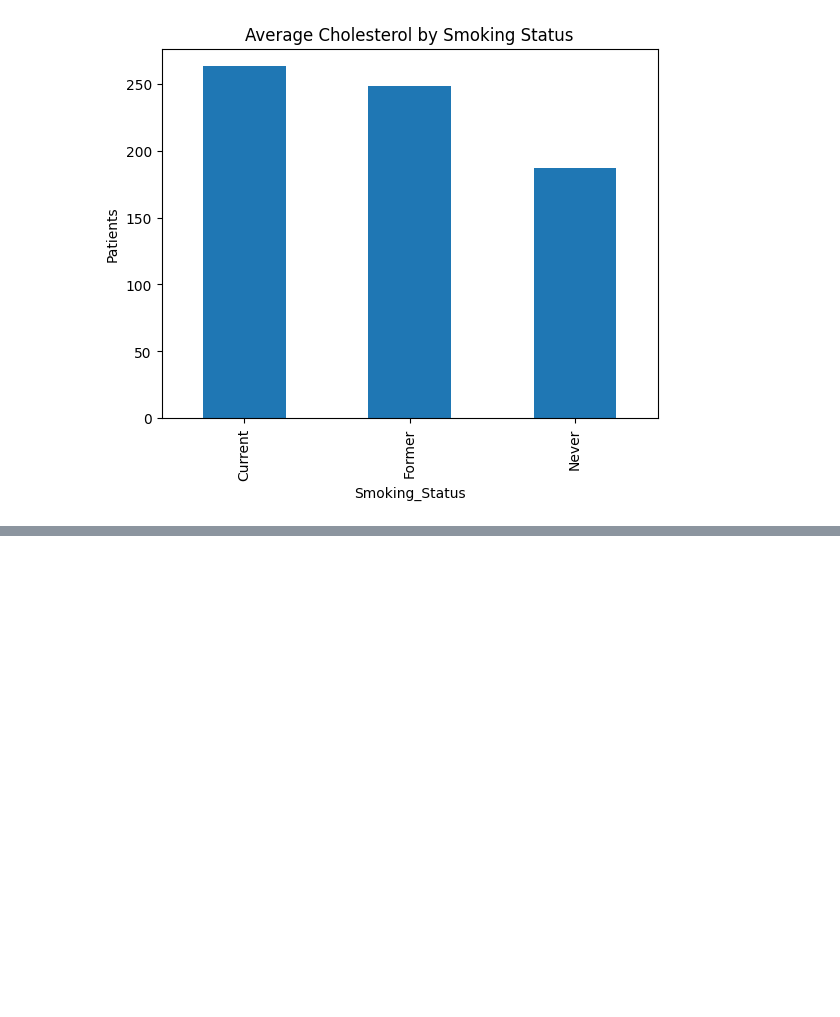
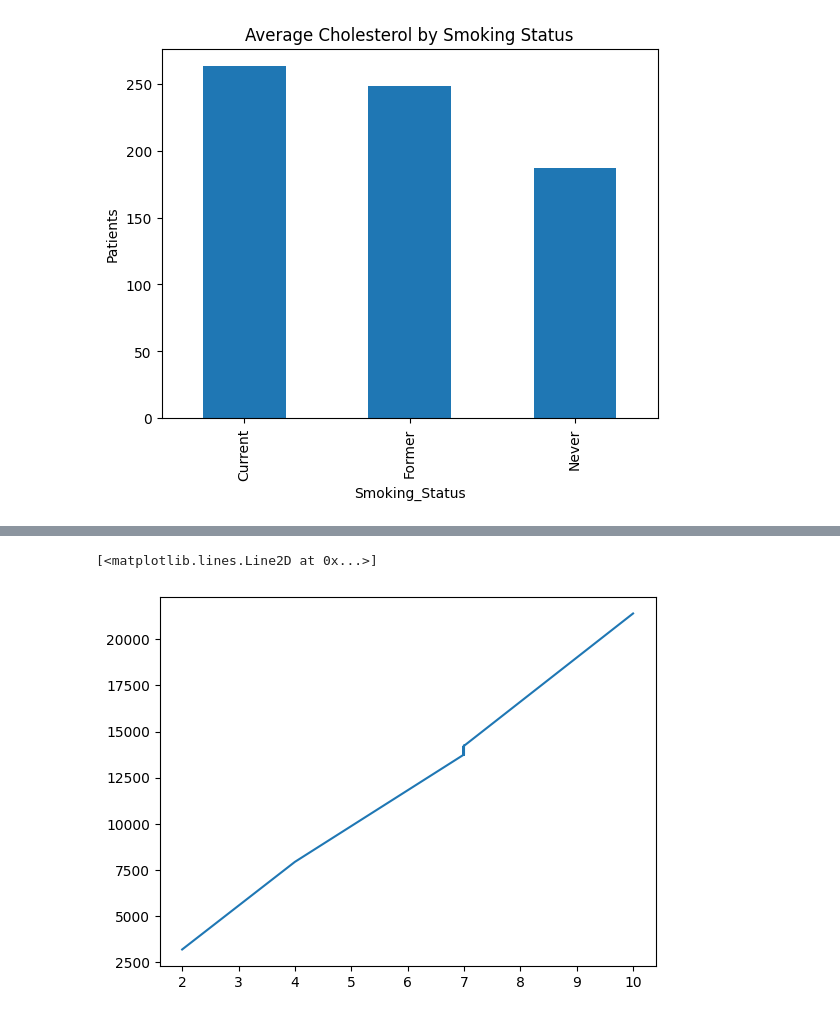
Before and after one commit to tapay9/healthcare_analysis, a Jupyter notebook: healthcare_analysis.ipynb, the cells around one changed output, grey strips where cells are left out. Cells and saved outputs as stored; diff of their text form; code cells hidden in the pictures; blank space fills up the shorter version.

```diff
--- a/healthcare_analysis.ipynb
+++ b/healthcare_analysis.ipynb
@@ -348,0 +433,10 @@ df.to_csv("healthcare_cleaned.csv", index=False)
+# %%
+df_sorted = df.sort_values("Length_of_Stay")
+
+plt.plot(
+    df_sorted["Length_of_Stay"],
+    df_sorted["Total_Hospital_Cost"]
+)  #As the number of days a patient stays in the hospital the average hospital cost increases
+# %% [output]
+[<matplotlib.lines.Line2D at 0x...>]
+[figure, added]
```
Also changed, not shown: parts of 23 cells of this notebook, 1 other file.
